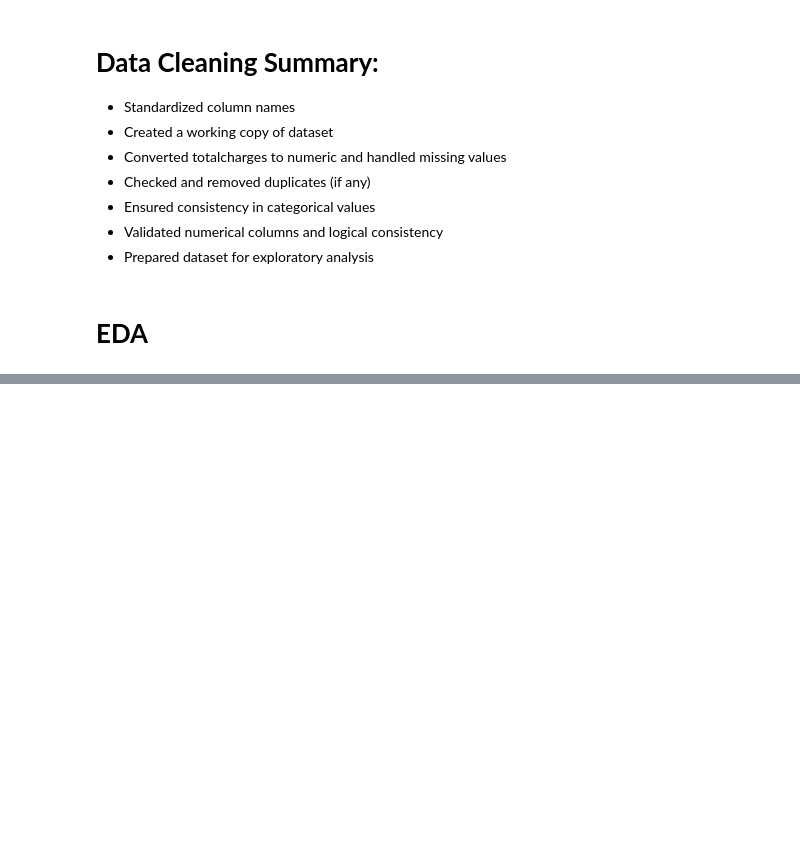
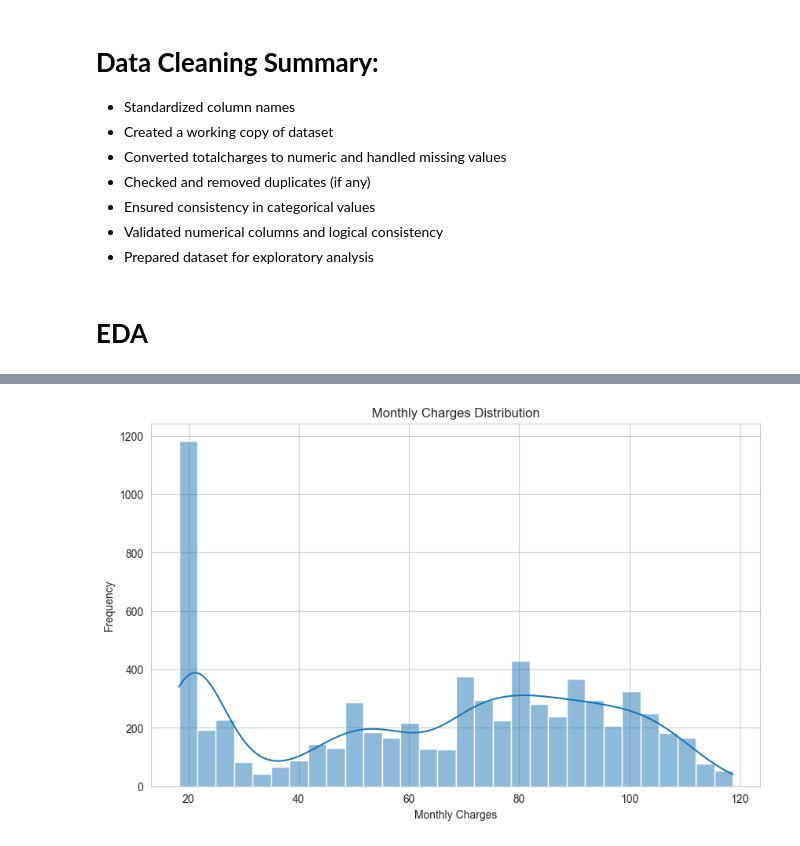
Before and after one commit to davidmba819/Customer-churn-ML, a Jupyter notebook: notebooks/EDA.ipynb, the cells around one changed output, grey strips where cells are left out. Saved outputs shown, nothing was run; the diff lists cells and outputs as text; code cells hidden in the pictures; blank space fills up the shorter version.

```diff
--- a/notebooks/EDA.ipynb
+++ b/notebooks/EDA.ipynb
@@ -212,0 +280,11 @@ error: failed to push some refs to 'https://github.com/davidmba819/Customer-chur
+# %%
+# Analyze monthly charges distribution
+
+plt.figure(figsize=(10, 6))
+sns.histplot(data=eda_df, x='monthlycharges', bins=30, kde=True)
+plt.title('Monthly Charges Distribution')
+plt.xlabel('Monthly Charges')
+plt.ylabel('Frequency')
+plt.show()
+# %% [output]
+[figure, added]
```
Also changed, not shown: parts of 34 cells of this notebook.
